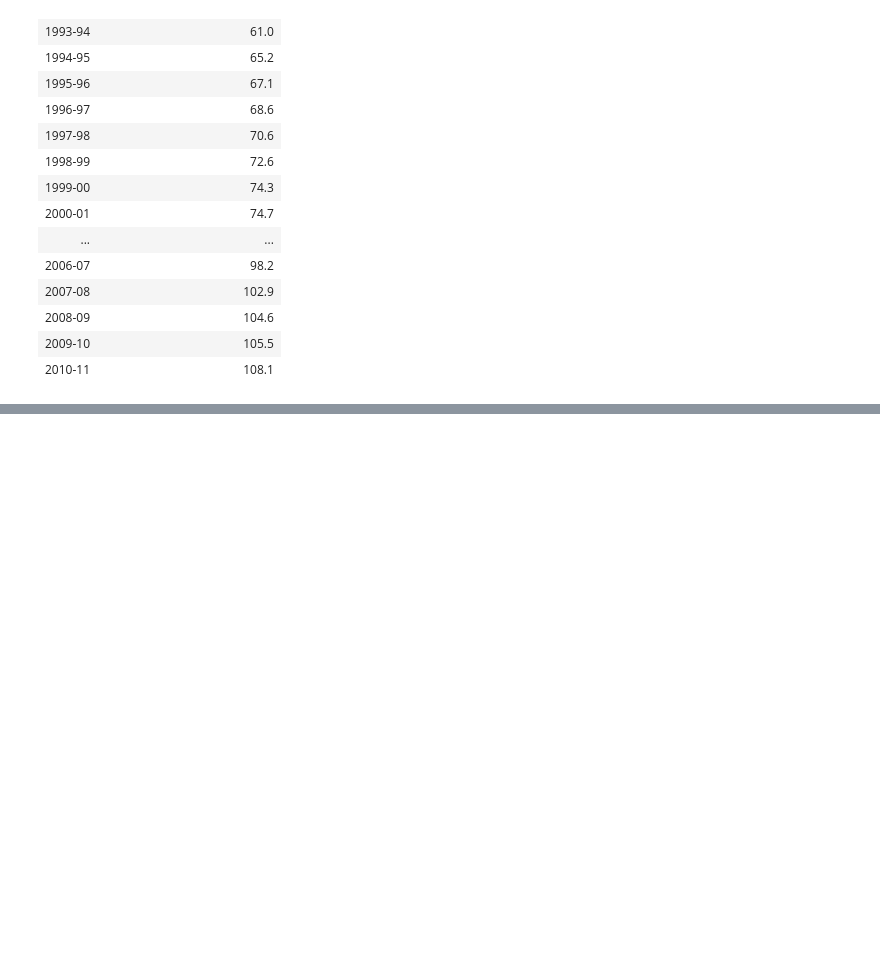
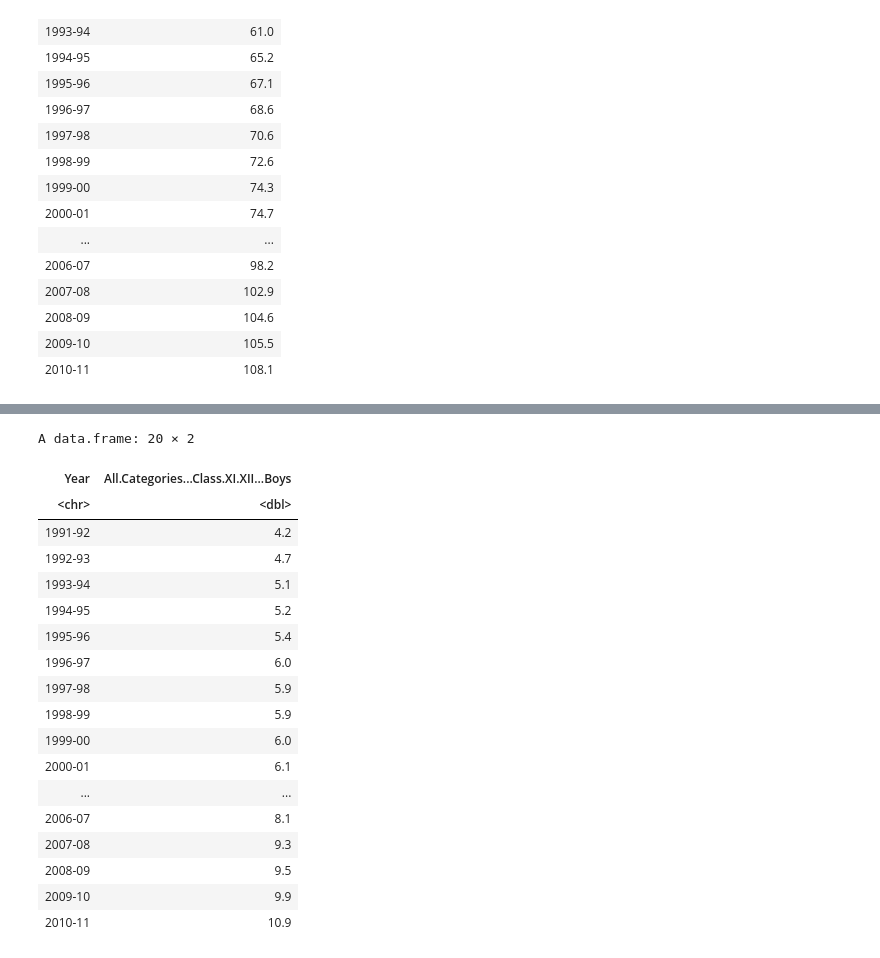
Before and after one commit to vishnu-17o7/Sem3, a Jupyter notebook: PA LAB/project.ipynb, the cells around one changed output, grey strips where cells are left out. Drawn from its saved outputs; the diff is of its cells as text; code cells hidden in the pictures; blank space fills up the shorter version.

```diff
--- a/PA LAB/project.ipynb
+++ b/PA LAB/project.ipynb
@@ -102,0 +103,25 @@ ERROR: Error in plot.window(...): need finite 'xlim' values
+# %%
+YEAR <- filtered_data[1]
+BOYS_ENROLLED2 <- filtered_data[11]
+boys_enrolled2 <- data.frame(YEAR, BOYS_ENROLLED2)
+boys_enrolled2
+# %% [output]
+A data.frame: 20 × 2
+| Year | All.Categories...Class.XI.XII...Boys |
+| <chr> | <dbl> |
+| 1991-92 | 4.2 |
+| 1992-93 | 4.7 |
+| 1993-94 | 5.1 |
+| 1994-95 | 5.2 |
+| 1995-96 | 5.4 |
+| 1996-97 | 6.0 |
+| 1997-98 | 5.9 |
+| 1998-99 | 5.9 |
+| 1999-00 | 6.0 |
+| 2000-01 | 6.1 |
+| ... | ... |
+| 2006-07 | 8.1 |
+| 2007-08 | 9.3 |
+| 2008-09 | 9.5 |
+| 2009-10 | 9.9 |
+| 2010-11 | 10.9 |
```
Also changed, not shown: parts of 4 cells of this notebook, 6 other files.
